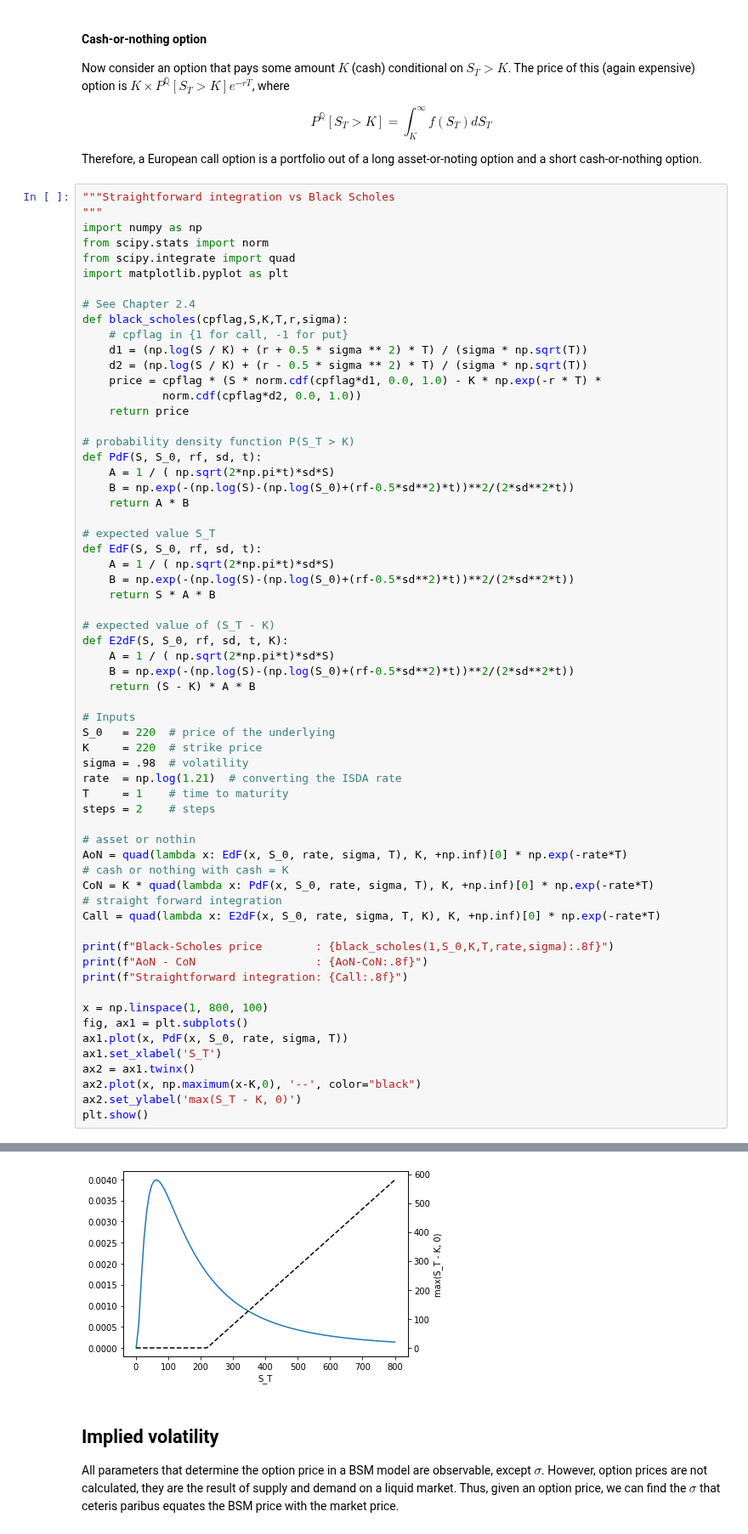
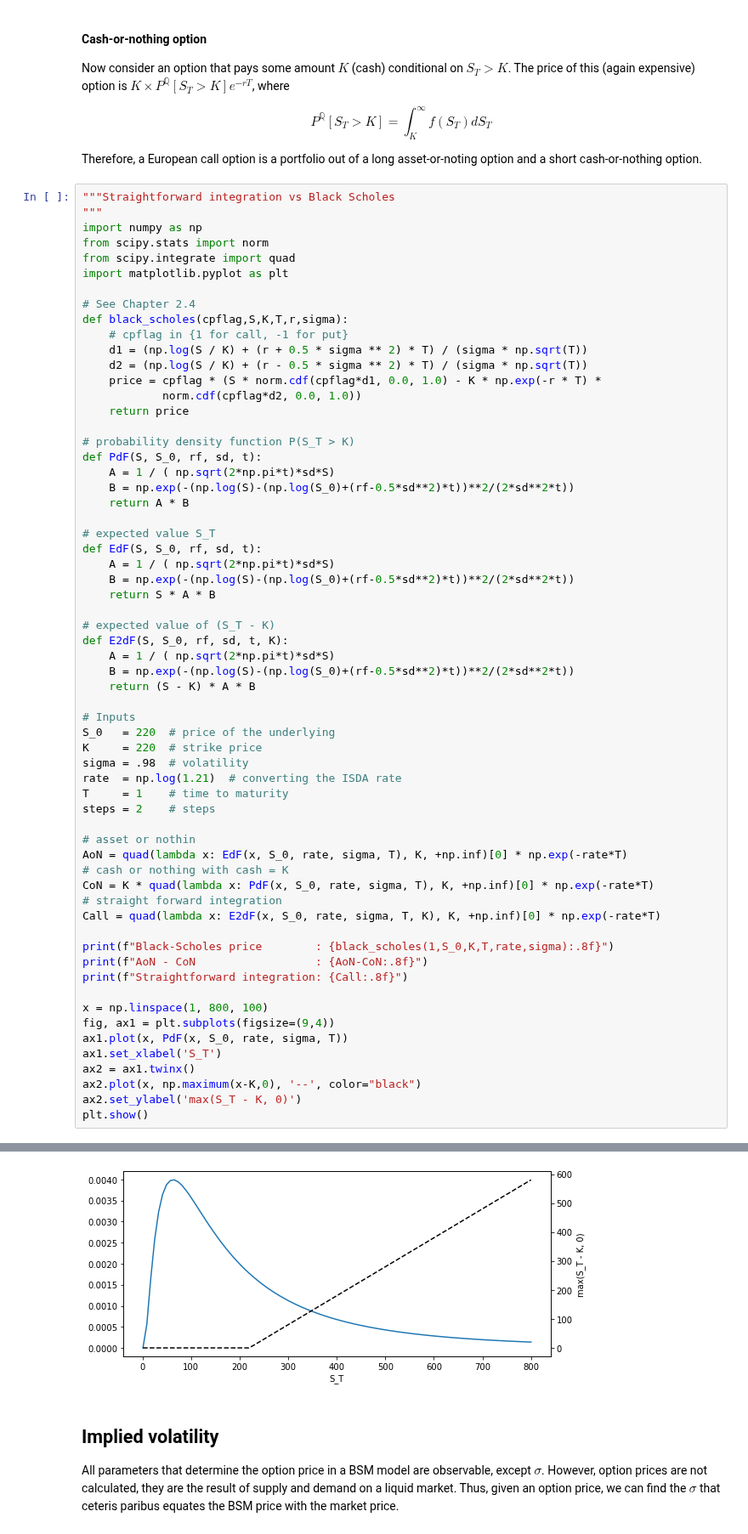
Before and after one commit to carol419/Derivatives, a Jupyter notebook: derivatives.ipynb, the cells around one changed output, grey strips where cells are left out. Shown at 85% size. Drawn from its saved outputs; the diff is of its cells as text.

```diff
--- a/derivatives.ipynb
+++ b/derivatives.ipynb
@@ -996,35 +1025,35 @@ def E2dF(S, S_0, rf, sd, t, K):
 # Inputs
 S_0   = 220  # price of the underlying
 K     = 220  # strike price
 sigma = .98  # volatility
 rate  = np.log(1.21)  # converting the ISDA rate
 T     = 1    # time to maturity
 steps = 2    # steps
 
 # asset or nothin
 AoN = quad(lambda x: EdF(x, S_0, rate, sigma, T), K, +np.inf)[0] * np.exp(-rate*T)
 # cash or nothing with cash = K
 CoN = K * quad(lambda x: PdF(x, S_0, rate, sigma, T), K, +np.inf)[0] * np.exp(-rate*T)
 # straight forward integration
 Call = quad(lambda x: E2dF(x, S_0, rate, sigma, T, K), K, +np.inf)[0] * np.exp(-rate*T)
 
 print(f"Black-Scholes price        : {black_scholes(1,S_0,K,T,rate,sigma):.8f}")
 print(f"AoN - CoN                  : {AoN-CoN:.8f}")
 print(f"Straightforward integration: {Call:.8f}")
 
 x = np.linspace(1, 800, 100)
-fig, ax1 = plt.subplots()
+fig, ax1 = plt.subplots(figsize=(9,4))
 ax1.plot(x, PdF(x, S_0, rate, sigma, T))
 ax1.set_xlabel('S_T')
 ax2 = ax1.twinx()
 ax2.plot(x, np.maximum(x-K,0), '--', color="black")
 ax2.set_ylabel('max(S_T - K, 0)')
 plt.show()
 # %% [output]
 Black-Scholes price        : 95.91455141
 AoN - CoN                  : 95.91455141
 Straightforward integration: 95.91455141
-[figure, old version]
+[figure, new version]
 # %% [markdown]
 ## Implied volatility
 
```
Also changed, not shown: parts of 11 cells of this notebook, 1 other file.
